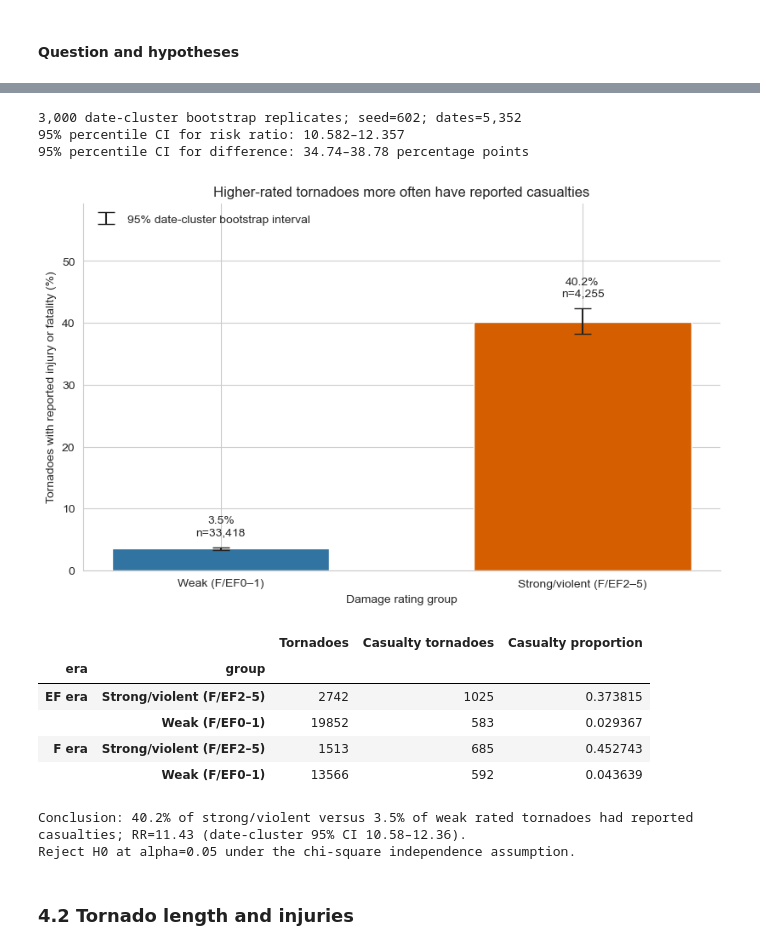
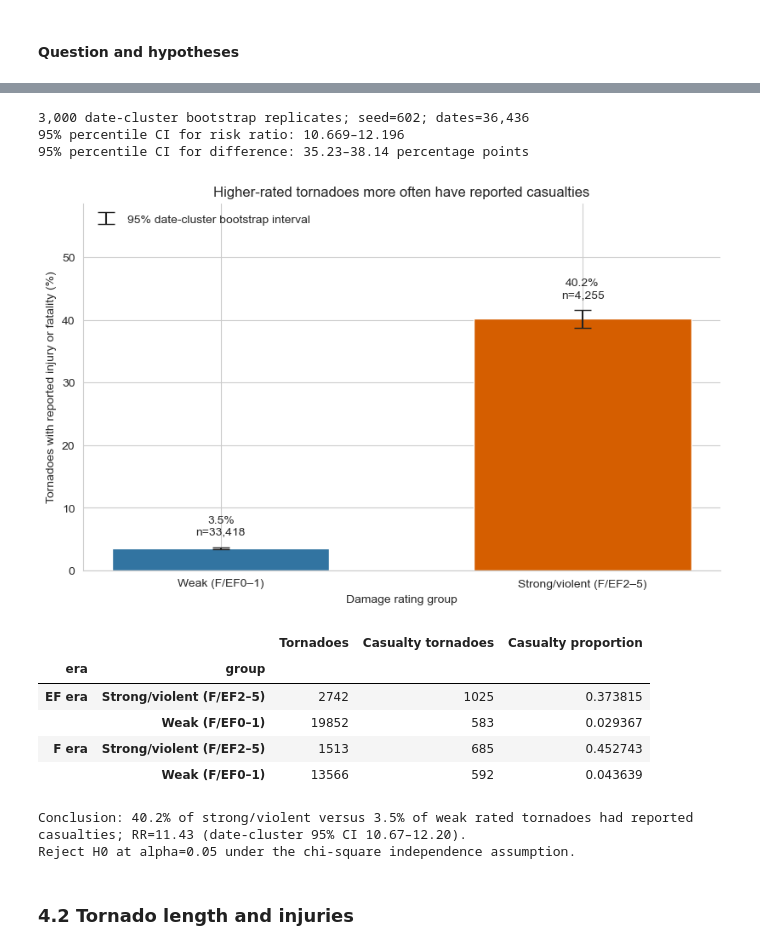
Before and after one commit to hbingley/DangerousTornadoes, a Jupyter notebook: FinalProject.ipynb, the cells around one changed output, grey strips where cells are left out. Saved outputs shown, nothing was run; the diff lists cells and outputs as text; code cells hidden in the pictures.

```diff
--- a/FinalProject.ipynb
+++ b/FinalProject.ipynb
@@ -1364,46 +1174,60 @@ Risk ratio = 11.430; difference = 36.67 percentage points; Cramer V = 0.437
 # %%
 # Resample dates, keeping all tornadoes on each sampled date together.
 # This accommodates within-date dependence, but assumes dates are independent.
 analysis['strong'] = (analysis.mag >= 2).astype(int)
-daily = analysis.assign(weak_n=1-analysis.strong,
+daily = analysis.assign(
+    weak_n=1 - analysis.strong,
     strong_n=analysis.strong,
-    weak_y=(1-analysis.strong)*analysis.casualty,
-    strong_y=analysis.strong*analysis.casualty).groupby('date')[['weak_n','strong_n','weak_y','strong_y']].sum().to_numpy()
+    weak_y=(1 - analysis.strong) * analysis.casualty,
+    strong_y=analysis.strong * analysis.casualty
+).groupby('datetime')[['weak_n', 'strong_n', 'weak_y', 'strong_y']].sum().to_numpy()
+
 rng = np.random.default_rng(602)
 boot_rates = []
 for _ in range(3000):
     totals = daily[rng.integers(0, len(daily), size=len(daily))].sum(axis=0)
-    boot_rates.append([totals[2]/totals[0], totals[3]/totals[1]])
+    boot_rates.append([totals[2] / totals[0], totals[3] / totals[1]])
+
 boot_rates = np.asarray(boot_rates)
-rate_ci = np.quantile(boot_rates, [0.025,0.975], axis=0)
-rr_ci = np.quantile(boot_rates[:,1]/boot_rates[:,0], [0.025,0.975])
-rd_ci = np.quantile(boot_rates[:,1]-boot_rates[:,0], [0.025,0.975])
+rate_ci = np.quantile(boot_rates, [0.025, 0.975], axis=0)
+rr_ci = np.quantile(boot_rates[:, 1] / boot_rates[:, 0], [0.025, 0.975])
+rd_ci = np.quantile(boot_rates[:, 1] - boot_rates[:, 0], [0.025, 0.975])
+
 print(f'3,000 date-cluster bootstrap replicates; seed=602; dates={len(daily):,}')
 print(f'95% percentile CI for risk ratio: {rr_ci[0]:.3f}–{rr_ci[1]:.3f}')
 print(f'95% percentile CI for difference: {100*rd_ci[0]:.2f}–{100*rd_ci[1]:.2f} percentage points')
-fig, ax = plt.subplots(figsize=(8,5), constrained_layout=True)
+
+fig, ax = plt.subplots(figsize=(8, 5), constrained_layout=True)
 x = np.arange(2)
-ax.bar(x, rates.to_numpy()*100, color=['#3274A1','#D55E00'], width=.6)
-ax.errorbar(x, rates.to_numpy()*100, yerr=np.maximum(0,np.vstack([rates.to_numpy()-rate_ci[0],rate_ci[1]-rates.to_numpy()]))*100, fmt='none', color='#222222', capsize=7, label='95% date-cluster bootstrap interval')
+ax.bar(x, rates.to_numpy() * 100, color=['#3274A1', '#D55E00'], width=.6)
+ax.errorbar(
+    x, rates.to_numpy() * 100,
+    yerr=np.maximum(0, np.vstack([rates.to_numpy() - rate_ci[0], rate_ci[1] - rates.to_numpy()])) * 100,
+    fmt='none', color='#222222', capsize=7, label='95% date-cluster bootstrap interval'
+)
+
 for i in x:
-    ax.text(i, rate_ci[1,i]*100+2, f'{rates.iloc[i]:.1%}\nn={table.iloc[i].sum():,}', ha='center')
-ax.set(xticks=x, xticklabels=labels, ylabel='Tornadoes with reported injury or fatality (%)', xlabel='Damage rating group', title='Higher-rated tornadoes more often have reported casualties', ylim=(0, min(100, rate_ci.max()*100+17)))
-ax.spines[['top','right']].set_visible(False)
+    ax.text(i, rate_ci[1, i] * 100 + 2, f'{rates.iloc[i]:.1%}\nn={table.iloc[i].sum():,}', ha='center')
+
+ax.set(
+    xticks=x, xticklabels=labels,
+    ylabel='Tornadoes with reported injury or fatality (%)',
+    xlabel='Damage rating group',
+    title='Higher-rated tornadoes more often have reported casualties',
+    ylim=(0, min(100, rate_ci.max() * 100 + 17))
+)
+ax.spines[['top', 'right']].set_visible(False)
 ax.legend(loc='upper left', frameon=False)
-Path('figures').mkdir(exist_ok=True)
-fig.savefig('figures/rating_casualties.png', dpi=180)
+
 plt.show()
-
-fig.savefig('figures/rating_casualties.png', dpi=180)
-plt.show()
 # %% [output]
-3,000 date-cluster bootstrap replicates; seed=602; dates=5,352
-95% percentile CI for risk ratio: 10.582–12.357
-95% percentile CI for difference: 34.74–38.78 percentage points
+3,000 date-cluster bootstrap replicates; seed=602; dates=36,436
+95% percentile CI for risk ratio: 10.669–12.196
+95% percentile CI for difference: 35.23–38.14 percentage points
-[figure, old version]
+[figure, new version]
 # %%
 # Descriptive sensitivity check across the F/EF transition, not extra significance tests.
-analysis['era'] = np.where(pd.to_datetime(analysis.date) < pd.Timestamp('2007-02-01'), 'F era', 'EF era')
+analysis['era'] = np.where(pd.to_datetime(analysis.datetime) < pd.Timestamp('2007-02-01'), 'F era', 'EF era')
 sensitivity = analysis.groupby(['era','group']).casualty.agg(['size','sum','mean'])
 display(sensitivity.rename(columns={'size':'Tornadoes','sum':'Casualty tornadoes','mean':'Casualty proportion'}))
 print(f'Conclusion: {rates.iloc[1]:.1%} of strong/violent versus {rates.iloc[0]:.1%} of weak rated tornadoes had reported casualties; RR={rr:.2f} (date-cluster 95% CI {rr_ci[0]:.2f}–{rr_ci[1]:.2f}).')
@@ -1415,7 +1239,7 @@ print('Reject H0 at alpha=0.05 under the chi-square independence assumption.' if
 |  | Weak (F/EF0–1) | 19852 | 583 | 0.029367 |
 | F era | Strong/violent (F/EF2–5) | 1513 | 685 | 0.452743 |
 |  | Weak (F/EF0–1) | 13566 | 592 | 0.043639 |
-Conclusion: 40.2% of strong/violent versus 3.5% of weak rated tornadoes had reported casualties; RR=11.43 (date-cluster 95% CI 10.58–12.36).
+Conclusion: 40.2% of strong/violent versus 3.5% of weak rated tornadoes had reported casualties; RR=11.43 (date-cluster 95% CI 10.67–12.20).
 Reject H0 at alpha=0.05 under the chi-square independence assumption.
 # %% [markdown]
 ### 4.2 Tornado length and injuries
```
Also changed, not shown: parts of 42 cells of this notebook.
